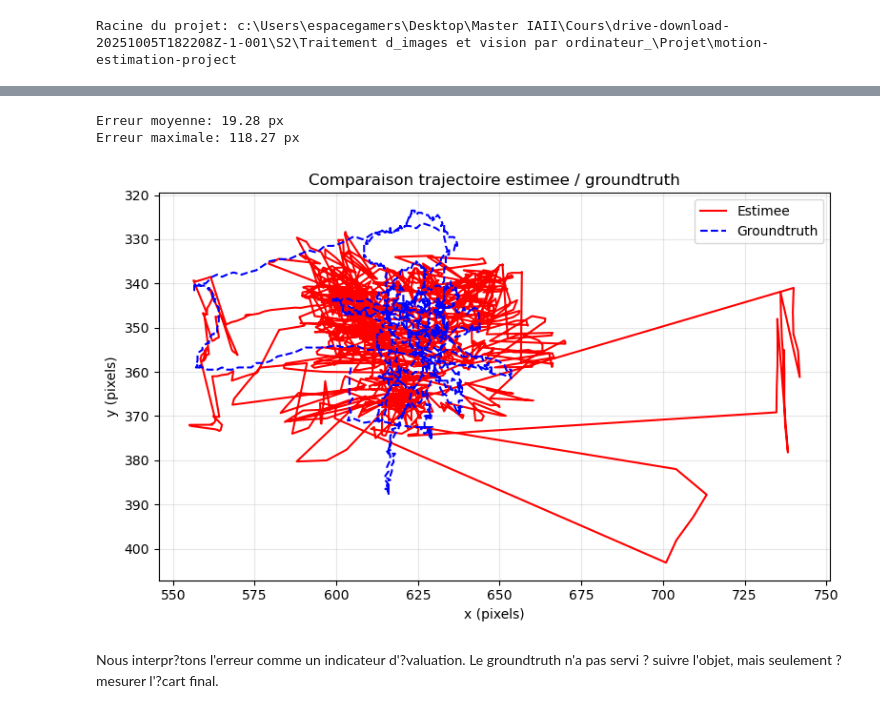
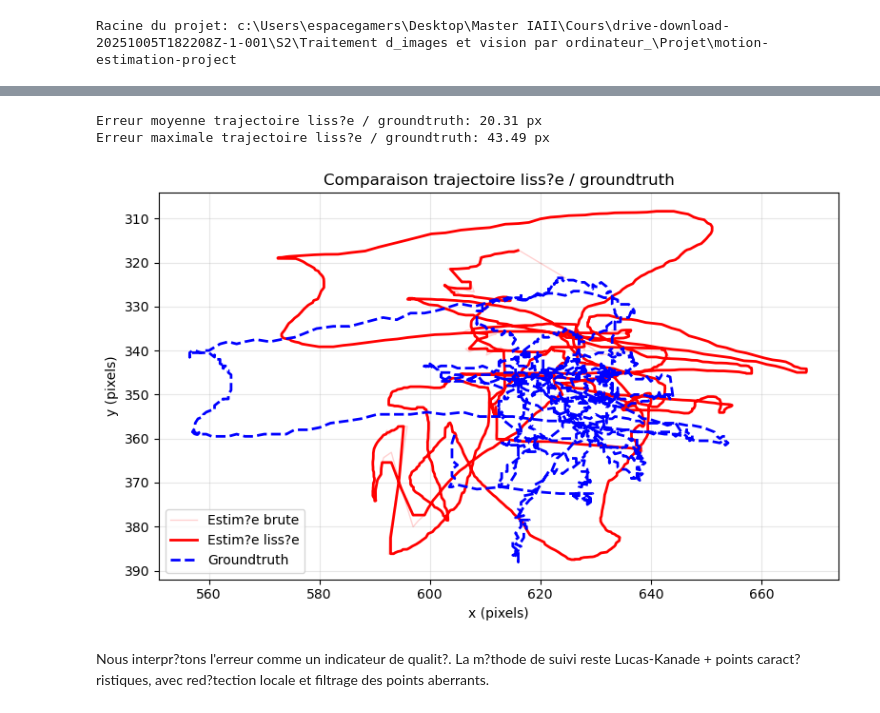
Before and after one commit to omarzinane1/motion-estimation-project, a Jupyter notebook: notebooks/05_trajectory_extraction.ipynb, the cells around one changed output, grey strips where cells are left out. Saved outputs shown, nothing was run; the diff lists cells and outputs as text; code cells hidden in the pictures.

```diff
--- a/notebooks/05_trajectory_extraction.ipynb
+++ b/notebooks/05_trajectory_extraction.ipynb
@@ -90,0 +64,18 @@ Nous calculons le centre robuste avec la m?diane des points. La m?diane est moin
+# %%
+def detect_points_in_roi(gray, roi):
+    mask = create_roi_mask(gray.shape, roi)
+    points = detect_good_features(
+        gray,
+        mask,
+        maxCorners=80,
+        qualityLevel=0.01,
+        minDistance=7,
+        blockSize=7,
+    )
+    return filter_points_inside_mask(points, mask)
+
+
+def redetect_around_center(gray, center):
+    roi = create_centered_roi(center, gray.shape, roi_size=DYNAMIC_ROI_SIZE)
+    points = detect_points_in_roi(gray, roi)
+    return points, roi
@@ -182,16 +216,28 @@ Cette section est s?par?e de la m?thode de suivi. Nous utilisons `groundtruth.tx
 # %%
 gt_df = compute_groundtruth_centers(DATA_DIR / "groundtruth.txt")
 comparison_df = compare_trajectory_with_groundtruth(trajectory_df, gt_df)
 mean_error = comparison_df["error_px"].mean()
 max_error = comparison_df["error_px"].max()
-print(f"Erreur moyenne: {mean_error:.2f} px")
-print(f"Erreur maximale: {max_error:.2f} px")
 
-fig = plot_comparison_with_groundtruth(trajectory_df, gt_df, save_path=PLOTS_DIR / "comparison_groundtruth.png")
+print(f"Erreur moyenne trajectoire liss?e / groundtruth: {mean_error:.2f} px")
+print(f"Erreur maximale trajectoire liss?e / groundtruth: {max_error:.2f} px")
+
+fig, ax = plt.subplots(figsize=(8, 5))
+ax.plot(trajectory_df["center_x"], trajectory_df["center_y"], color="red", alpha=0.18, linewidth=1, label="Estim?e brute")
+ax.plot(trajectory_df["center_x_smooth"], trajectory_df["center_y_smooth"], color="red", linewidth=2, label="Estim?e liss?e")
+ax.plot(gt_df["center_x"], gt_df["center_y"], color="blue", linestyle="--", linewidth=2, label="Groundtruth")
+ax.set_title("Comparaison trajectoire liss?e / groundtruth")
+ax.set_xlabel("x (pixels)")
+ax.set_ylabel("y (pixels)")
+ax.invert_yaxis()
+ax.grid(True, alpha=0.3)
+ax.legend()
+plt.tight_layout()
+plt.savefig(PLOTS_DIR / "comparison_groundtruth.png", dpi=150, bbox_inches="tight")
 plt.show()
 # %% [output]
-Erreur moyenne: 19.28 px
-Erreur maximale: 118.27 px
+Erreur moyenne trajectoire liss?e / groundtruth: 20.31 px
+Erreur maximale trajectoire liss?e / groundtruth: 43.49 px
-[figure, old version]
+[figure, new version]
-# %% [markdown]
-Nous interpr?tons l'erreur comme un indicateur d'?valuation. Le groundtruth n'a pas servi ? suivre l'objet, mais seulement ? mesurer l'?cart final.
+# %% [markdown]
+Nous interpr?tons l'erreur comme un indicateur de qualit?. La m?thode de suivi reste Lucas-Kanade + points caract?ristiques, avec red?tection locale et filtrage des points aberrants.
```
Also changed, not shown: parts of 19 cells of this notebook, 15 other files.
